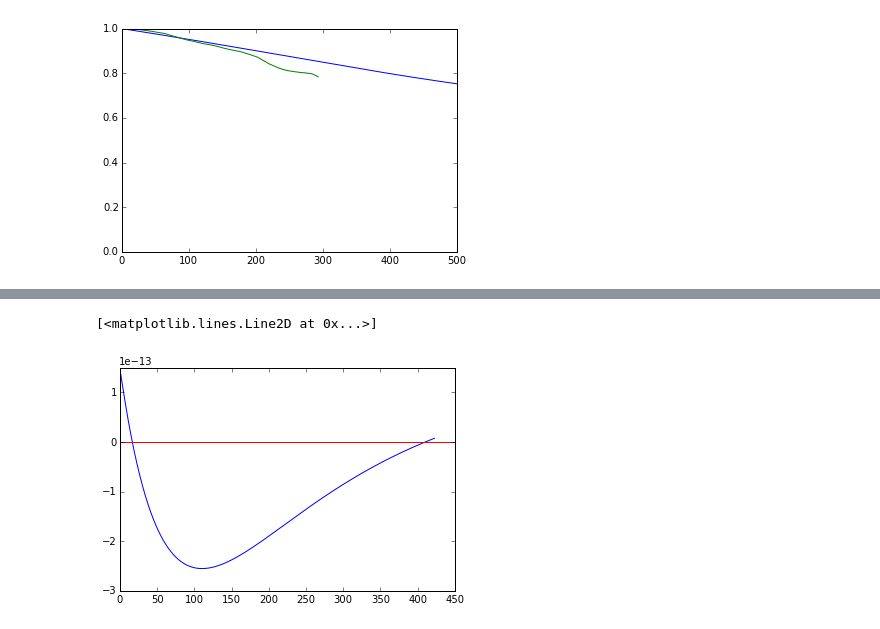
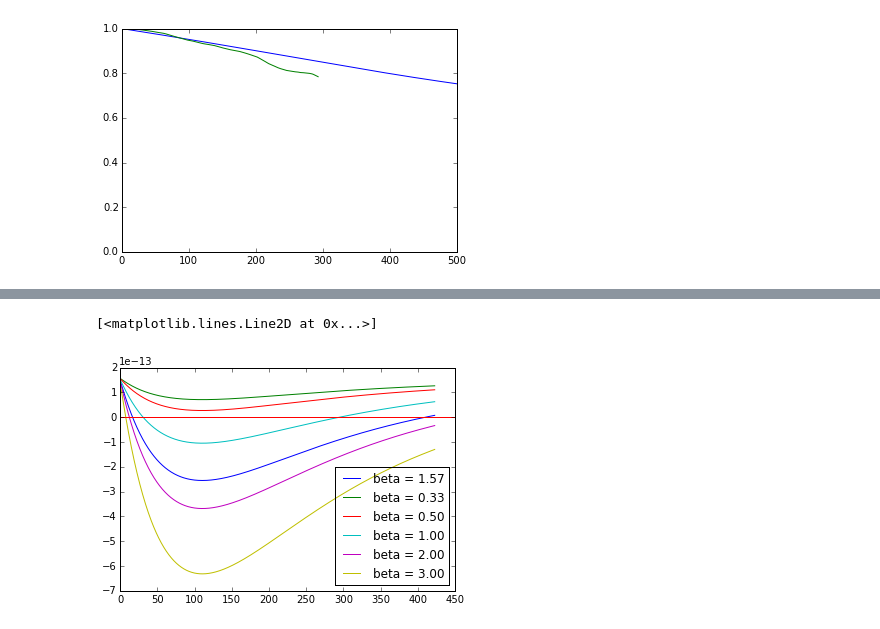
Before and after one commit to aemerick/dwarfs, a Jupyter notebook: analysis/analytic_model/equation_testing.ipynb, the cells around one changed output, grey strips where cells are left out. Drawn from its saved outputs; the diff is of its cells as text; code cells hidden in the pictures.

```diff
--- a/analysis/analytic_model/equation_testing.ipynb
+++ b/analysis/analytic_model/equation_testing.ipynb
@@ -164,11 +213,15 @@ for i in np.arange(1,np.size(r)):
 # %%
 rho_halo = carina.ic['n_halo'] * cgs.mp * carina.ic['mu_halo']
 v = 300.0E5
-RHS = (M_DM + M_gas) * rho_gas[:-1] / r[:-1] * cgs.G * np.pi * 0.5
-LHS = rho_halo * v*v
-RPS = LHS - RHS
-plt.plot(r[:-1]/cgs.pc,RPS)
+
+for beta in np.array([np.pi/2.0,1.0/3.0,0.5,1.0,2.0,3.0]):
+    RHS = (M_DM + M_gas) * rho_gas[:-1] / r[:-1] * cgs.G * beta
+    LHS = rho_halo * v*v
+    RPS = LHS - RHS
+    plt.plot(r[:-1]/cgs.pc,RPS,label='beta = %.2f'%(beta))
+
+plt.legend(loc='best')
 plt.plot(plt.xlim(),[0,0],color='red')
 # %% [output]
 [<matplotlib.lines.Line2D at 0x...>]
-[figure, old version]
+[figure, new version]
```
Also changed, not shown: parts of 9 cells of this notebook, 3 other files.
